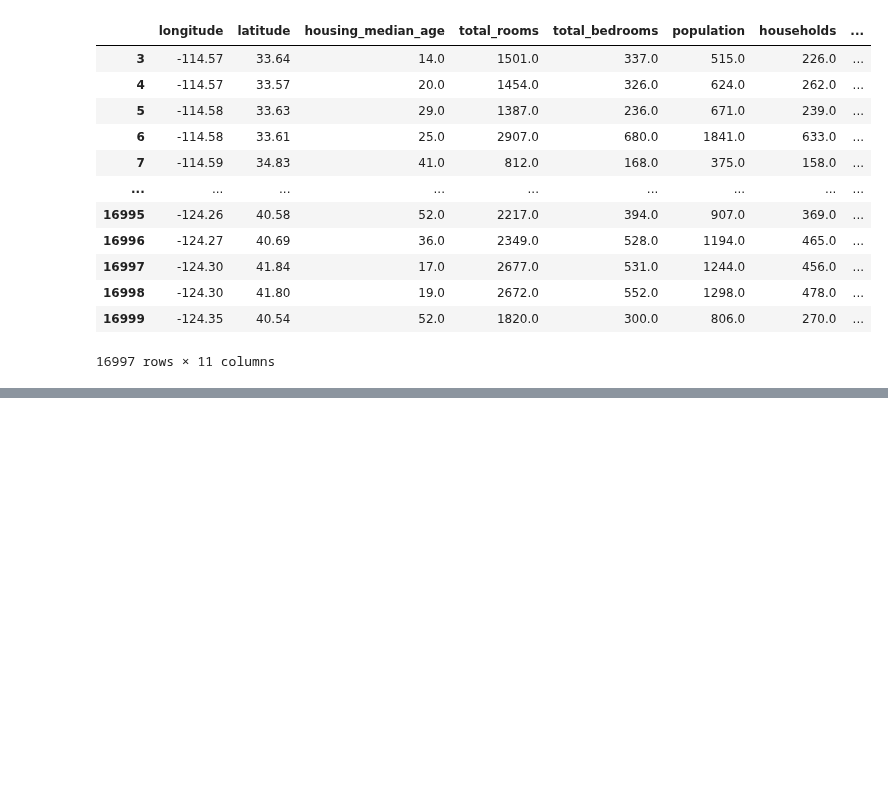
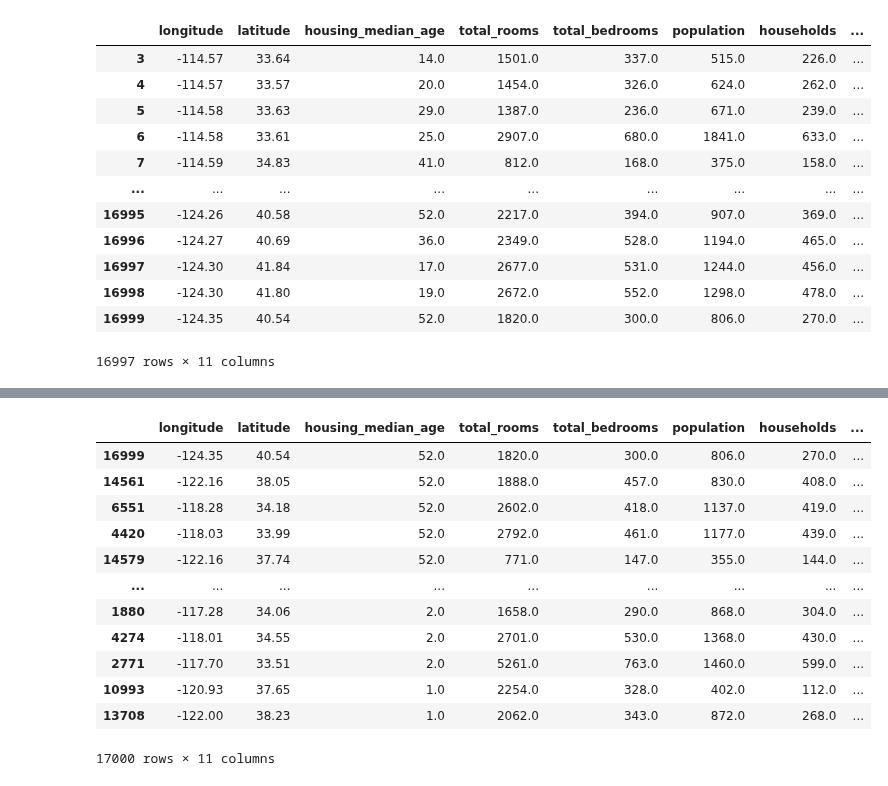
Before and after one commit to teleyun/bigdata, a Jupyter notebook: 예문사_판다스.ipynb, the cells around one changed output, grey strips where cells are left out. Cells and saved outputs as stored; diff of their text form; code cells hidden in the pictures; blank space fills up the shorter version.

```diff
--- a/예문사_판다스.ipynb
+++ b/예문사_판다스.ipynb
@@ -127,0 +211,16 @@ housing_drop_df
+# %%
+housing_df.sort_values(by = 'housing_median_age', ascending = False)
+# %% [output]
+|  | longitude | latitude | housing_median_age | total_rooms | total_bedrooms | population | households | ... |
+| 16999 | -124.35 | 40.54 | 52.0 | 1820.0 | 300.0 | 806.0 | 270.0 | ... |
+| 14561 | -122.16 | 38.05 | 52.0 | 1888.0 | 457.0 | 830.0 | 408.0 | ... |
+| 6551 | -118.28 | 34.18 | 52.0 | 2602.0 | 418.0 | 1137.0 | 419.0 | ... |
+| 4420 | -118.03 | 33.99 | 52.0 | 2792.0 | 461.0 | 1177.0 | 439.0 | ... |
+| 14579 | -122.16 | 37.74 | 52.0 | 771.0 | 147.0 | 355.0 | 144.0 | ... |
+| ... | ... | ... | ... | ... | ... | ... | ... | ... |
+| 1880 | -117.28 | 34.06 | 2.0 | 1658.0 | 290.0 | 868.0 | 304.0 | ... |
+| 4274 | -118.01 | 34.55 | 2.0 | 2701.0 | 530.0 | 1368.0 | 430.0 | ... |
+| 2771 | -117.70 | 33.51 | 2.0 | 5261.0 | 763.0 | 1460.0 | 599.0 | ... |
+| 10993 | -120.93 | 37.65 | 1.0 | 2254.0 | 328.0 | 402.0 | 112.0 | ... |
+| 13708 | -122.00 | 38.23 | 1.0 | 2062.0 | 343.0 | 872.0 | 268.0 | ... |
+17000 rows × 11 columns
```
Also changed, not shown: parts of 16 cells of this notebook.
